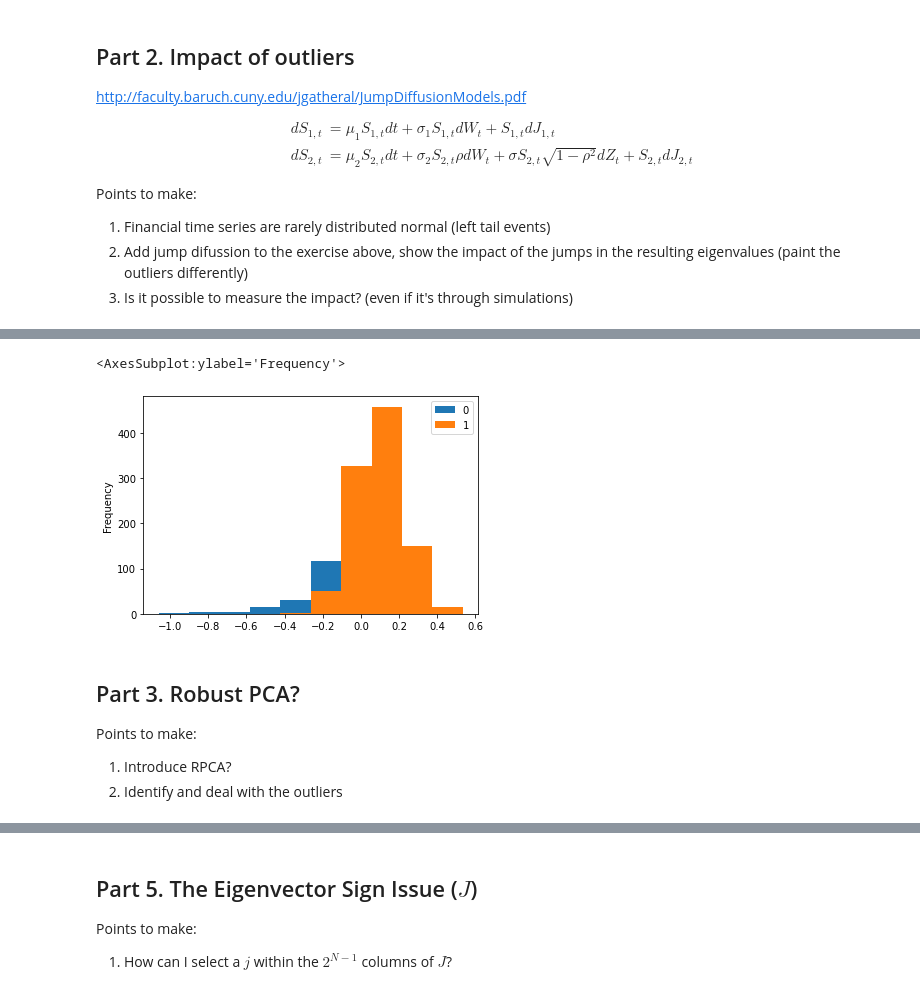
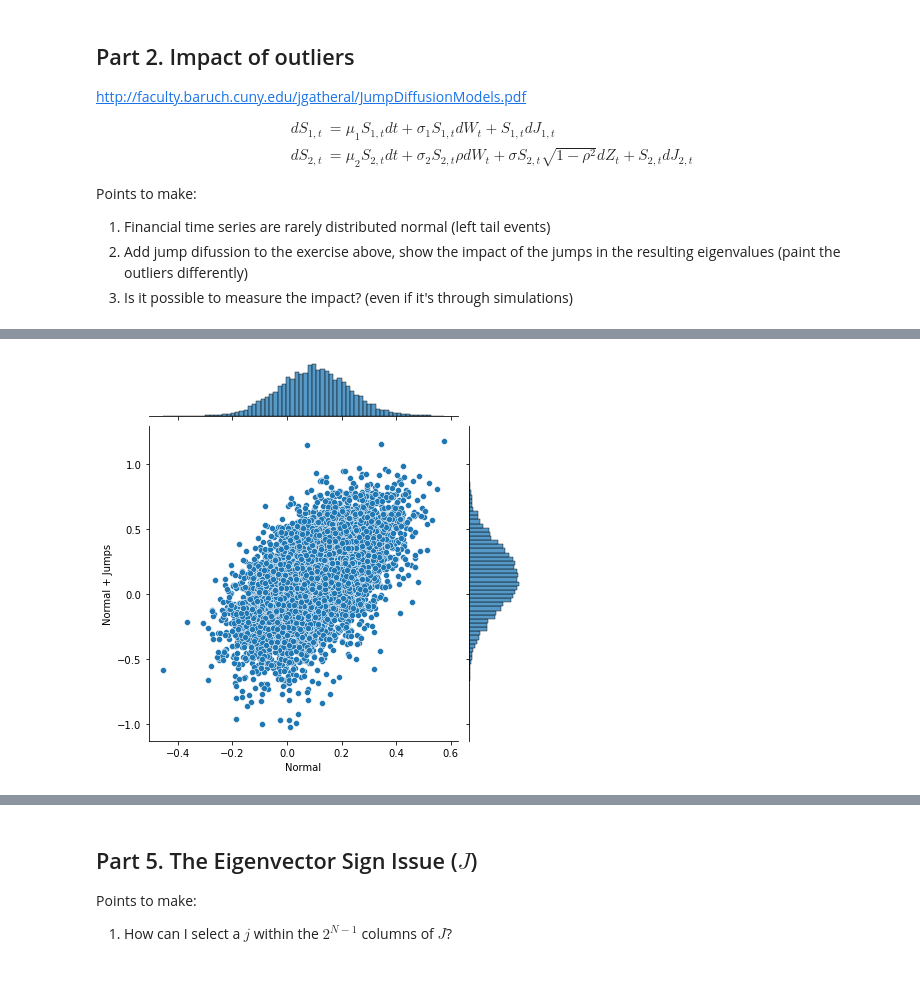
Before and after one commit to fcoibanez/eigenportfolio, a Jupyter notebook: notebooks/robust_decomposition.ipynb, the cells around one changed output, grey strips where cells are left out. Cells and saved outputs as stored; diff of their text form; code cells hidden in the pictures.

Commit message:
Adding progress in the robust decomposition, including RPCA

```diff
--- a/notebooks/robust_decomposition.ipynb
+++ b/notebooks/robust_decomposition.ipynb
@@ -205,11 +140,8 @@ np.sqrt(2)/2
-# %%
-pd.DataFrame([r1j, r1]).T.plot.hist()
-# %% [output]
-<AxesSubplot:ylabel='Frequency'>
-[figure, removed]
-# %% [markdown]
-## Part 3. Robust PCA?
-
-Points to make:
-1. Introduce RPCA?
-2. Identify and deal with the outliers
+# %%
+import seaborn as sns
+
+data = pd.DataFrame([r1, r2j], index=['Normal', 'Normal + Jumps']).T
+g = sns.jointplot(x=data['Normal'], y=data['Normal + Jumps'])
+# g.plot_joint(sns.kdeplot, color="r", zorder=100, levels=10, fill=True, bw=.10)
+# %% [output]
+[figure, added]
```
Also changed, not shown: parts of 15 cells of this notebook, 4 other files.
